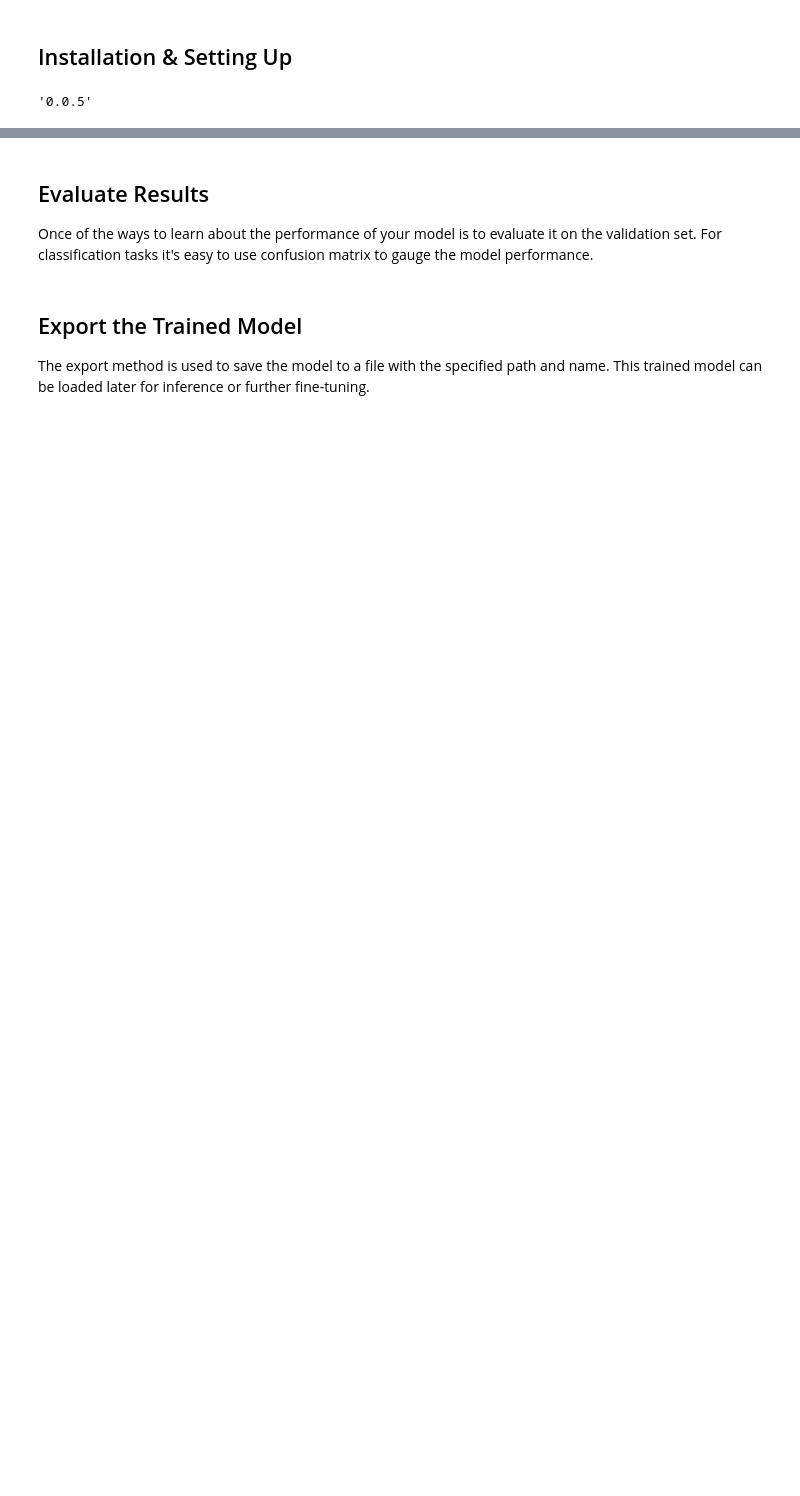
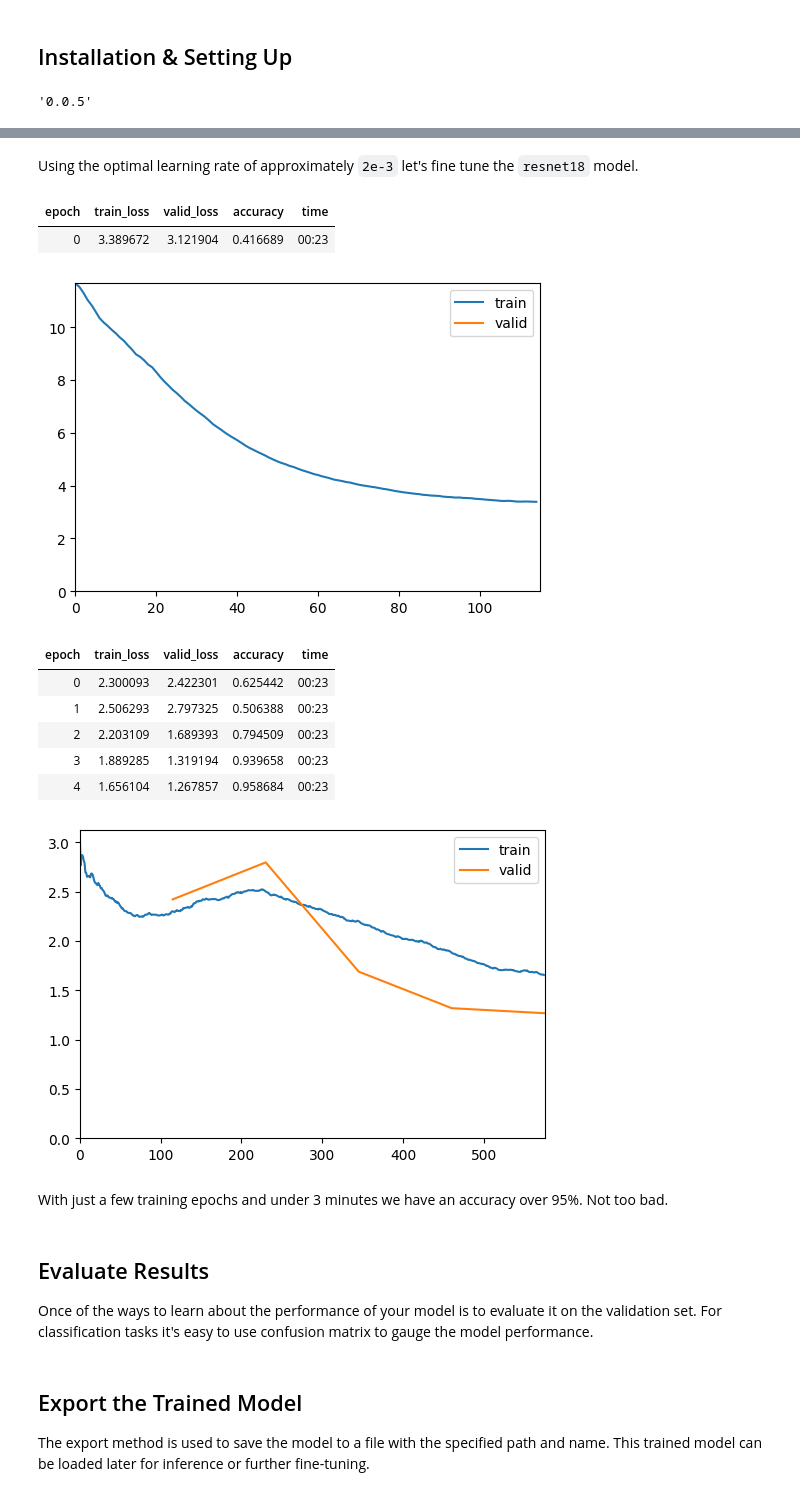
Before and after one commit to visual-layer/visuallayer, a Jupyter notebook: notebooks/train-fastai.ipynb, the cells around one changed output, grey strips where cells are left out. Saved outputs shown, nothing was run; the diff lists cells and outputs as text; code cells hidden in the pictures; blank space fills up the shorter version.

```diff
--- a/notebooks/train-fastai.ipynb
+++ b/notebooks/train-fastai.ipynb
@@ -144,5 +114,20 @@ The fine_tune method is used to fine-tune the model on the dataset for the speci
+# %% [markdown]
+Using the optimal learning rate of approximately `2e-3` let's fine tune the `resnet18` model.
 # %%
-learn.fine_tune(5, base_lr=5e-3, cbs=[ShowGraphCallback()])
+learn.fine_tune(5, base_lr=2e-3, cbs=[ShowGraphCallback()])
+# %% [output]
+| epoch | train_loss | valid_loss | accuracy | time |
+| 0 | 3.389672 | 3.121904 | 0.416689 | 00:23 |
+[figure, added]
+| epoch | train_loss | valid_loss | accuracy | time |
+| 0 | 2.300093 | 2.422301 | 0.625442 | 00:23 |
+| 1 | 2.506293 | 2.797325 | 0.506388 | 00:23 |
+| 2 | 2.203109 | 1.689393 | 0.794509 | 00:23 |
+| 3 | 1.889285 | 1.319194 | 0.939658 | 00:23 |
+| 4 | 1.656104 | 1.267857 | 0.958684 | 00:23 |
+[figure, added]
+# %% [markdown]
+With just a few training epochs and under 3 minutes we have an accuracy over 95%. Not too bad.
 # %% [markdown]
 ## Evaluate Results
 Once of the ways to learn about the performance of your model is to evaluate it on the validation set. For classification tasks it's easy to use confusion matrix to gauge the model performance.
```
Also changed, not shown: parts of 36 cells of this notebook, 4 other files.
